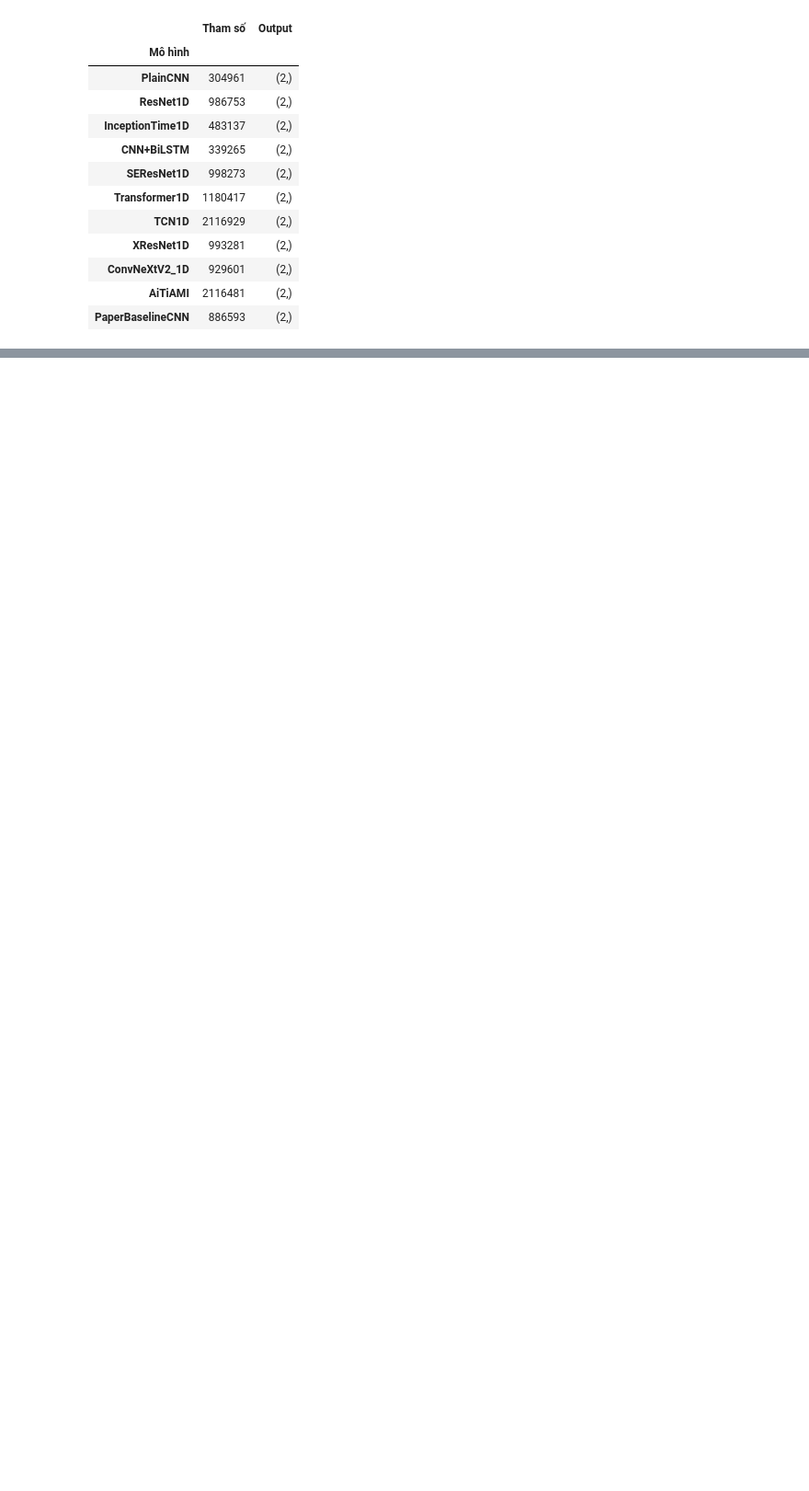
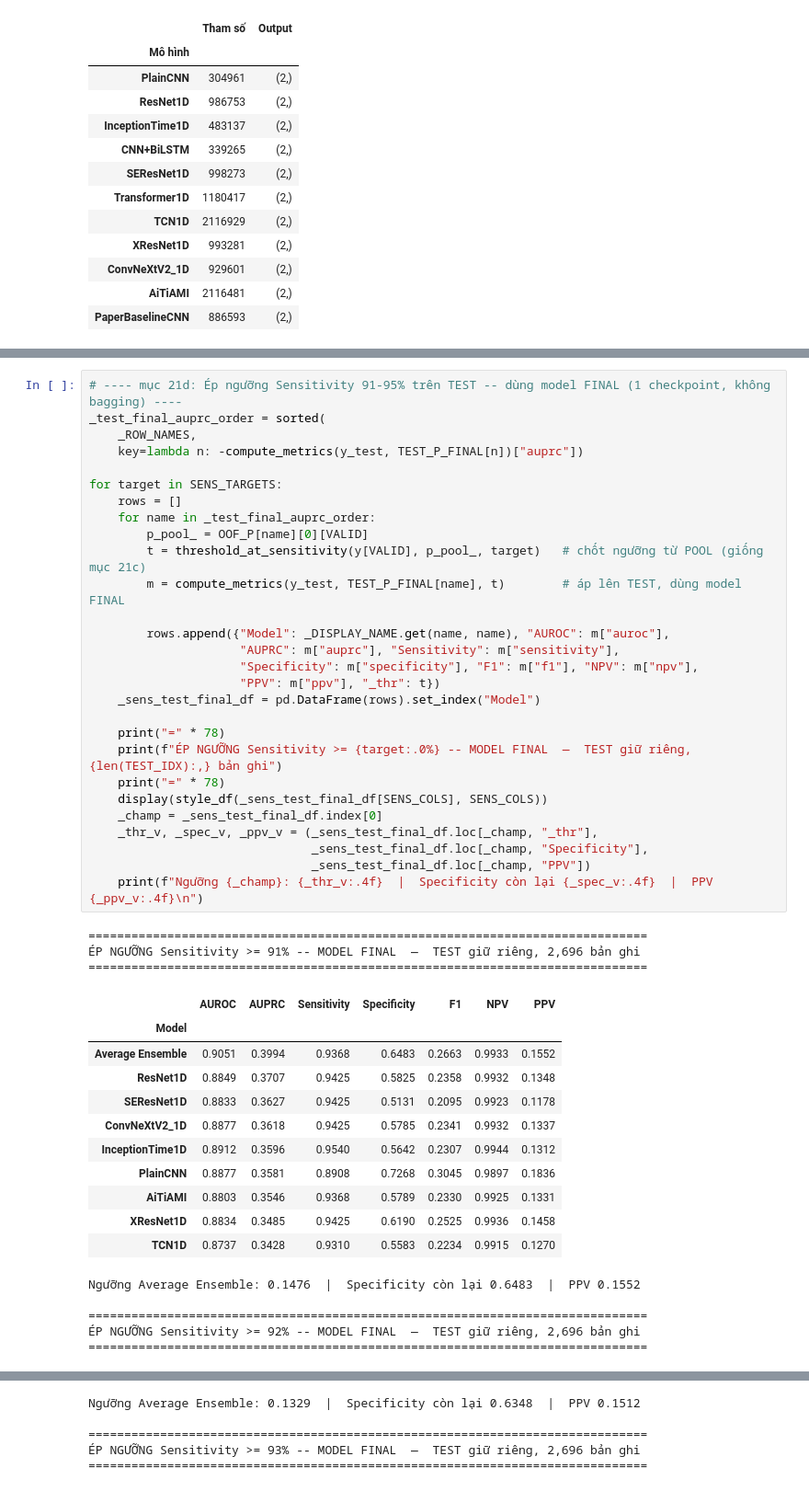
Before and after one commit to quandao073/ECG-experiment, a Jupyter notebook: notebooks/09_omi_stability_calibration.ipynb, the cells around one changed output, grey strips where cells are left out. Shown at 92% size. Drawn from its saved outputs; the diff is of its cells as text; blank space fills up the shorter version.

```diff
--- a/notebooks/09_omi_stability_calibration.ipynb
+++ b/notebooks/09_omi_stability_calibration.ipynb
@@ -2668,0 +3029,48 @@ con số điểm nào làm kết luận cuối cùng về giá trị lâm sàng
+# %%
+# ---- mục 21d: Ép ngưỡng Sensitivity 91-95% trên TEST -- dùng model FINAL (1 checkpoint, không bagging) ----
+_test_final_auprc_order = sorted(
+    _ROW_NAMES,
+    key=lambda n: -compute_metrics(y_test, TEST_P_FINAL[n])["auprc"])
+
+for target in SENS_TARGETS:
+    rows = []
+    for name in _test_final_auprc_order:
+        p_pool_ = OOF_P[name][0][VALID]
+        t = threshold_at_sensitivity(y[VALID], p_pool_, target)   # chốt ngưỡng từ POOL (giống mục 21c)
+        m = compute_metrics(y_test, TEST_P_FINAL[name], t)        # áp lên TEST, dùng model FINAL
+
+        rows.append({"Model": _DISPLAY_NAME.get(name, name), "AUROC": m["auroc"],
+                     "AUPRC": m["auprc"], "Sensitivity": m["sensitivity"],
+                     "Specificity": m["specificity"], "F1": m["f1"], "NPV": m["npv"],
+                     "PPV": m["ppv"], "_thr": t})
+    _sens_test_final_df = pd.DataFrame(rows).set_index("Model")
+
+    print("=" * 78)
+    print(f"ÉP NGƯỠNG Sensitivity >= {target:.0%} -- MODEL FINAL  —  TEST giữ riêng, {len(TEST_IDX):,} bản ghi")
+    print("=" * 78)
+    display(style_df(_sens_test_final_df[SENS_COLS], SENS_COLS))
+    _champ = _sens_test_final_df.index[0]
+    _thr_v, _spec_v, _ppv_v = (_sens_test_final_df.loc[_champ, "_thr"],
+                               _sens_test_final_df.loc[_champ, "Specificity"],
+                               _sens_test_final_df.loc[_champ, "PPV"])
+    print(f"Ngưỡng {_champ}: {_thr_v:.4f}  |  Specificity còn lại {_spec_v:.4f}  |  PPV {_ppv_v:.4f}\n")
+# %% [output]
+==============================================================================
+ÉP NGƯỠNG Sensitivity >= 91% -- MODEL FINAL  —  TEST giữ riêng, 2,696 bản ghi
+==============================================================================
+|  | AUROC | AUPRC | Sensitivity | Specificity | F1 | NPV | PPV |
+| Model |  |  |  |  |  |  |  |
+| Average Ensemble | 0.9051 | 0.3994 | 0.9368 | 0.6483 | 0.2663 | 0.9933 | 0.1552 |
+| ResNet1D | 0.8849 | 0.3707 | 0.9425 | 0.5825 | 0.2358 | 0.9932 | 0.1348 |
+| SEResNet1D | 0.8833 | 0.3627 | 0.9425 | 0.5131 | 0.2095 | 0.9923 | 0.1178 |
+| ConvNeXtV2_1D | 0.8877 | 0.3618 | 0.9425 | 0.5785 | 0.2341 | 0.9932 | 0.1337 |
+| InceptionTime1D | 0.8912 | 0.3596 | 0.9540 | 0.5642 | 0.2307 | 0.9944 | 0.1312 |
+| PlainCNN | 0.8877 | 0.3581 | 0.8908 | 0.7268 | 0.3045 | 0.9897 | 0.1836 |
+| AiTiAMI | 0.8803 | 0.3546 | 0.9368 | 0.5789 | 0.2330 | 0.9925 | 0.1331 |
+| XResNet1D | 0.8834 | 0.3485 | 0.9425 | 0.6190 | 0.2525 | 0.9936 | 0.1458 |
+| TCN1D | 0.8737 | 0.3428 | 0.9310 | 0.5583 | 0.2234 | 0.9915 | 0.1270 |
+Ngưỡng Average Ensemble: 0.1476  |  Specificity còn lại 0.6483  |  PPV 0.1552
+
+==============================================================================
+ÉP NGƯỠNG Sensitivity >= 92% -- MODEL FINAL  —  TEST giữ riêng, 2,696 bản ghi
+==============================================================================
@@ -2668,0 +3088,5 @@ con số điểm nào làm kết luận cuối cùng về giá trị lâm sàng
+Ngưỡng Average Ensemble: 0.1329  |  Specificity còn lại 0.6348  |  PPV 0.1512
+
+==============================================================================
+ÉP NGƯỠNG Sensitivity >= 93% -- MODEL FINAL  —  TEST giữ riêng, 2,696 bản ghi
+==============================================================================
```
Also changed, not shown: parts of 44 cells of this notebook, 4 other files.
